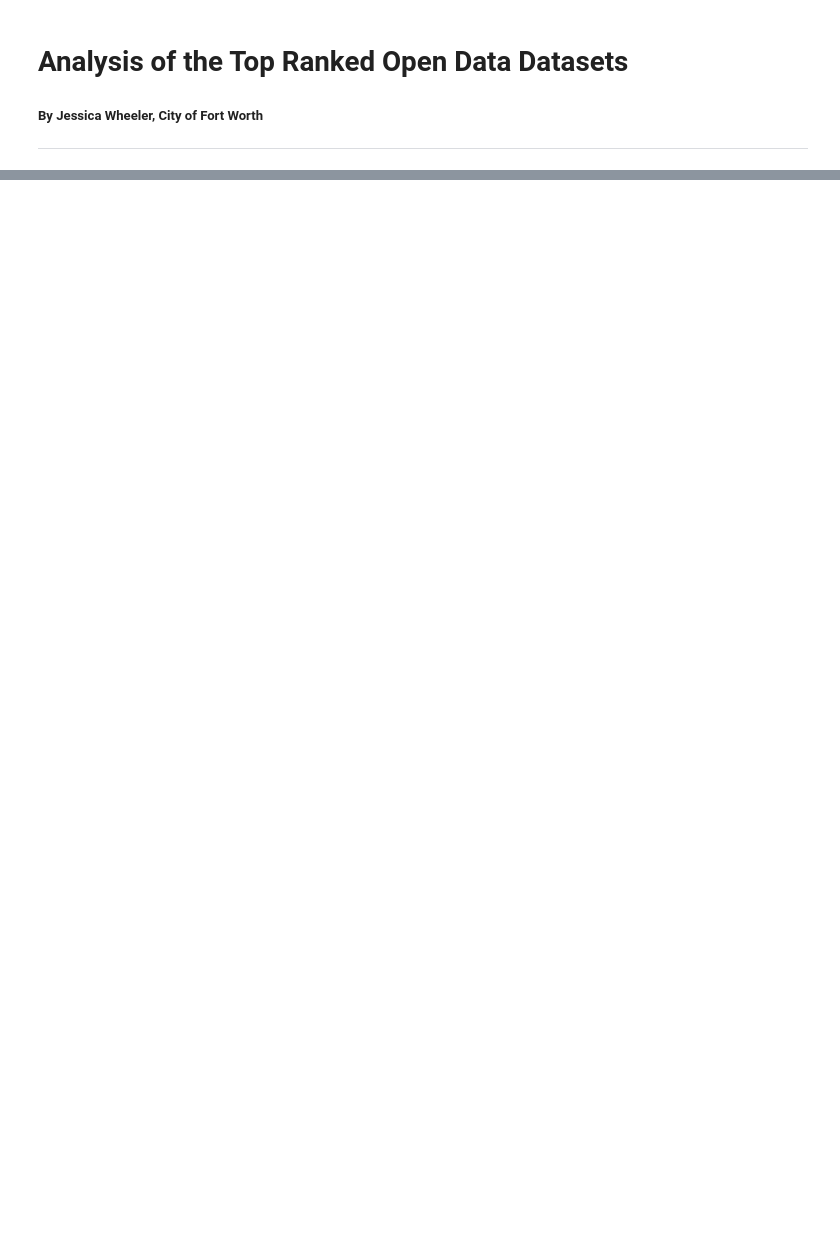
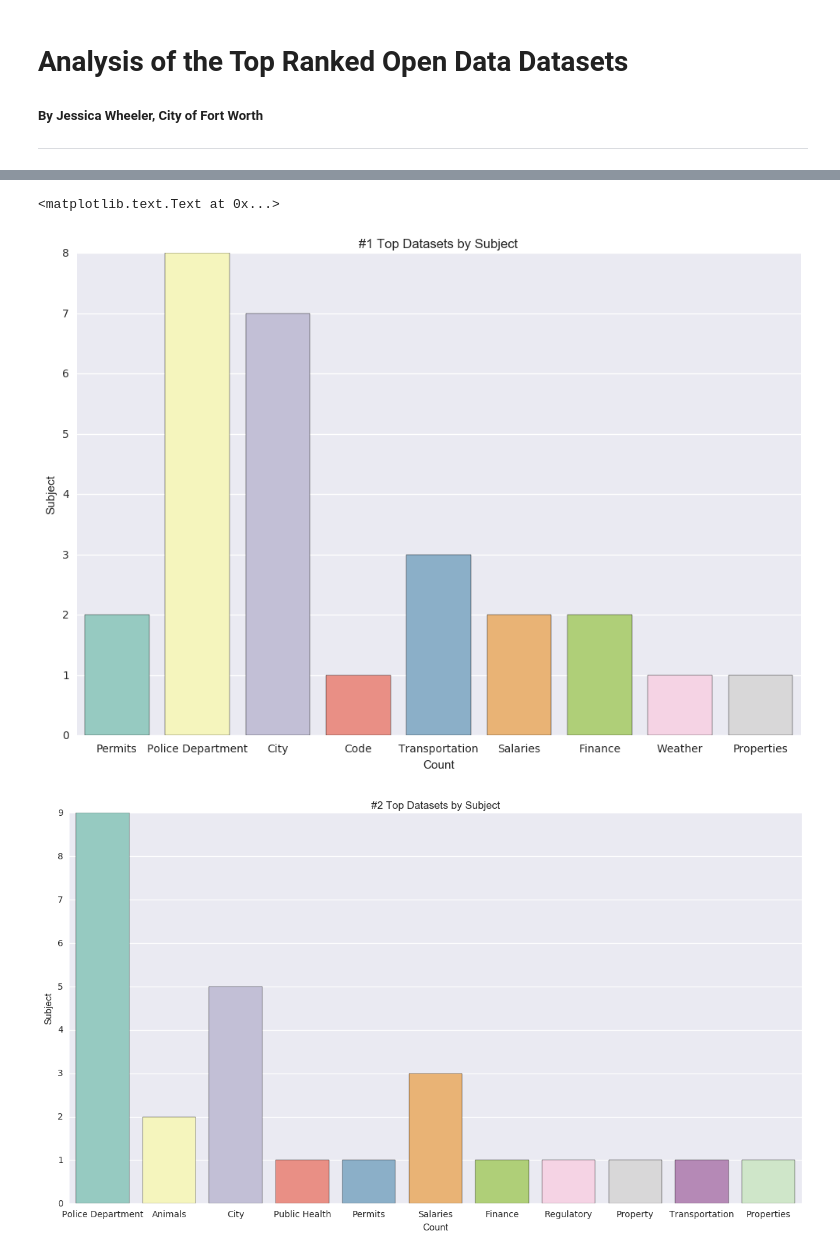
Before and after one commit to jessicawheeler/OpenDataCFW, a Jupyter notebook: RankedOpenDatasets_Wheeler.ipynb, the cells around one changed output, grey strips where cells are left out. Drawn from its saved outputs; the diff is of its cells as text; code cells hidden in the pictures; blank space fills up the shorter version.

```diff
--- a/RankedOpenDatasets_Wheeler.ipynb
+++ b/RankedOpenDatasets_Wheeler.ipynb
@@ -69,0 +121,31 @@ g.set_axis_labels('ConditionType', 'NumberofTimesConditionReported')
+# %%
+#Create graphs to show counts of Subject.
+
+f, ax = plt.subplots(figsize=(12, 8))
+sns.countplot(x='Subject', data=df1, palette="Set3");
+ax.set(xlabel='Count', ylabel='Subject')
+plt.title("#1 Top Datasets by Subject")
+
+f, ax = plt.subplots(figsize=(15, 8))
+sns.countplot(x='Subject', data=df2, palette="Set3");
+ax.set(xlabel='Count', ylabel='Subject')
+plt.title("#2 Top Datasets by Subject")
+
+f, ax = plt.subplots(figsize=(10, 8))
+sns.countplot(y='Subject', data=df3, palette="Set3");
+ax.set(xlabel='Count', ylabel='Subject')
+plt.title("#3 Top Datasets by Subject")
+
+f, ax = plt.subplots(figsize=(12, 8))
+sns.countplot(x='Subject', data=df4, palette="Set3");
+ax.set(xlabel='Count', ylabel='Subject')
+plt.title("#4 Top Datasets by Subject")
+
+f, ax = plt.subplots(figsize=(12, 8))
+sns.countplot(x='Subject', data=df5, palette="Set3");
+ax.set(xlabel='Count', ylabel='Subject')
+plt.title("#5 Top Datasets by Subject")
+# %% [output]
+<matplotlib.text.Text at 0x...>
+[figure, added]
+[figure, added]
```
Also changed, not shown: parts of 29 cells of this notebook, 1 other file.
